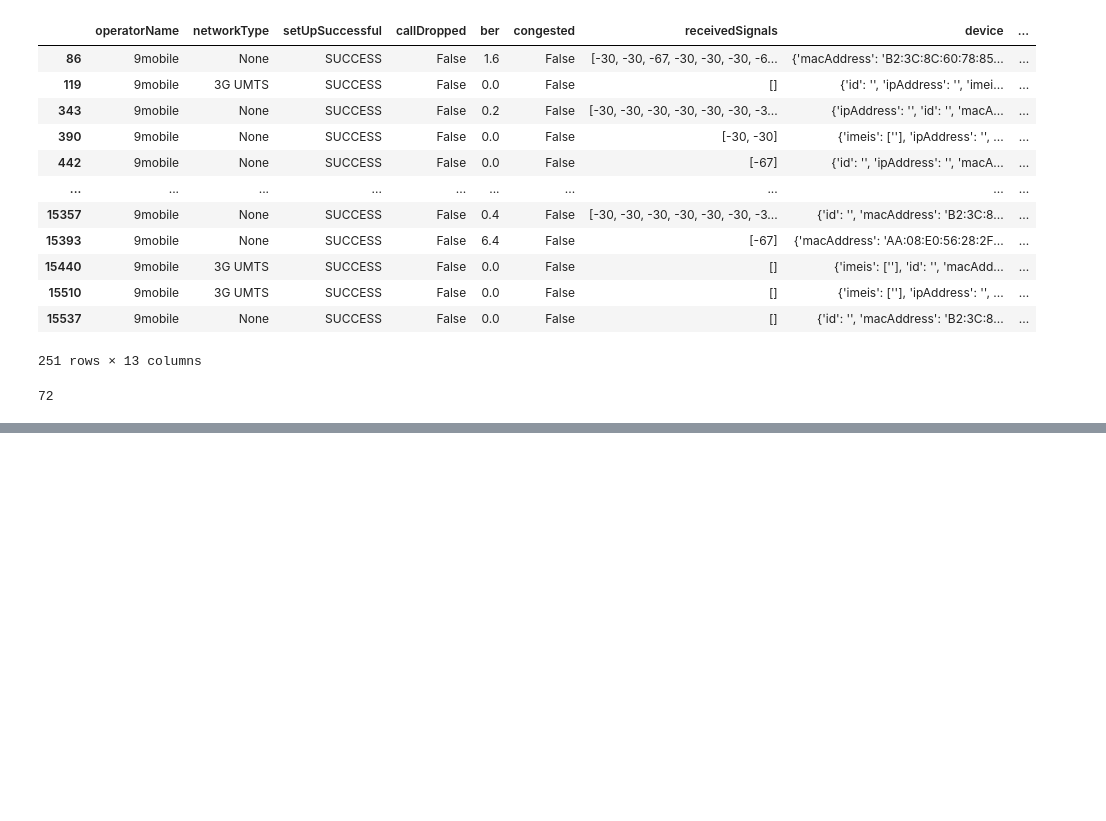
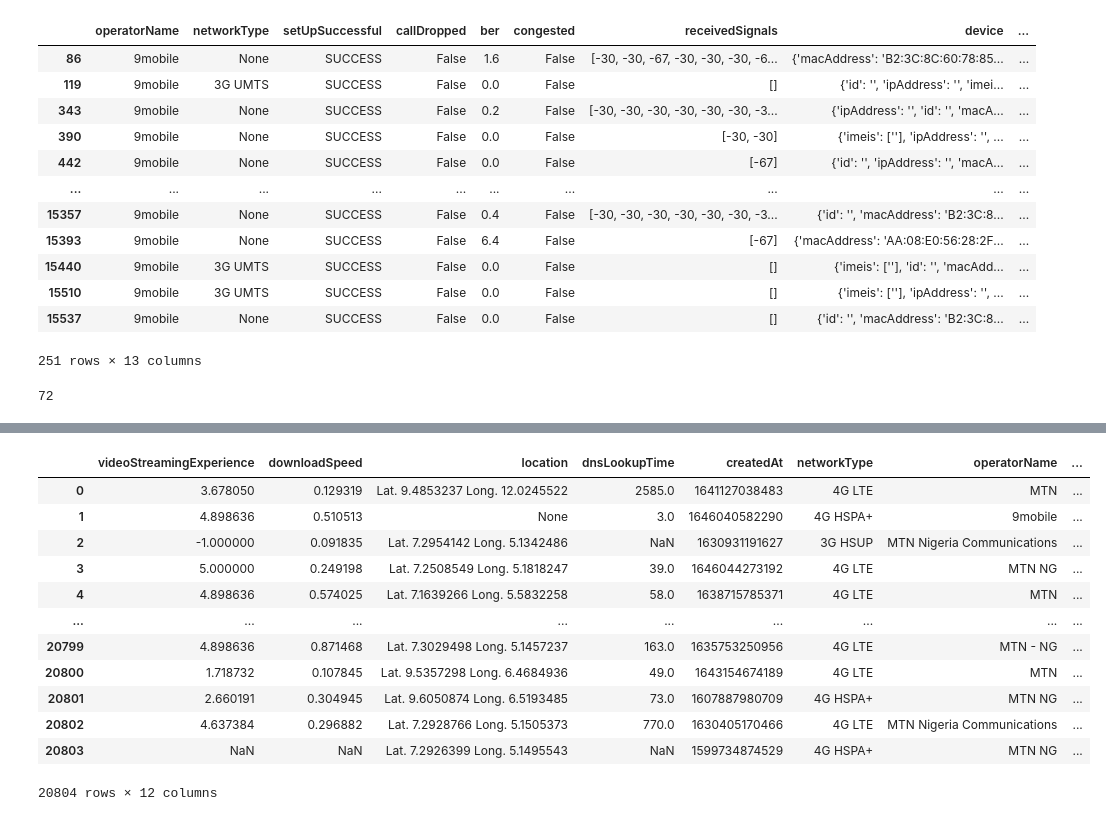
Before and after one commit to flex-akin/Project_ML, a Jupyter notebook: project_work.ipynb, the cells around one changed output, grey strips where cells are left out. Cells and saved outputs as stored; diff of their text form; code cells hidden in the pictures; blank space fills up the shorter version.

```diff
--- a/project_work.ipynb
+++ b/project_work.ipynb
@@ -640,0 +779,47 @@ Name: Hand_over, dtype: int64
+# %%
+x = 'Lat. 7.2954142 Long. 5.1342486'
+
+def change(y):
+    if type(y) == str:
+        f = y.split(" ")
+        g = f[1]
+        return g
+    else:
+        return 0
+
+
+def changes(ya):
+    if type(ya) == str:
+        f = ya.split(" ")
+        g = f[3]
+        return g
+    else:
+        return 0
+
+def changer(yam):
+    if type(yam) == str:
+        f = yam.split(" ")
+        g = f[1] + "," + " " + f[3]
+        return g
+    else:
+        return 0
+# %%
+broad_band_df['Latitude'] = broad_band_df['location'].apply(change)
+broad_band_df['Longitude'] = broad_band_df['location'].apply(changes)
+broad_band_df['Location'] = broad_band_df['location'].apply(changer)
+# %%
+broad_band_df
+# %% [output]
+|  | videoStreamingExperience | downloadSpeed | location | dnsLookupTime | createdAt | networkType | operatorName | ... |
+| 0 | 3.678050 | 0.129319 | Lat. 9.4853237 Long. 12.0245522 | 2585.0 | 1641127038483 | 4G LTE | MTN | ... |
+| 1 | 4.898636 | 0.510513 | None | 3.0 | 1646040582290 | 4G HSPA+ | 9mobile | ... |
+| 2 | -1.000000 | 0.091835 | Lat. 7.2954142 Long. 5.1342486 | NaN | 1630931191627 | 3G HSUP | MTN Nigeria Communications | ... |
+| 3 | 5.000000 | 0.249198 | Lat. 7.2508549 Long. 5.1818247 | 39.0 | 1646044273192 | 4G LTE | MTN NG | ... |
+| 4 | 4.898636 | 0.574025 | Lat. 7.1639266 Long. 5.5832258 | 58.0 | 1638715785371 | 4G LTE | MTN | ... |
+| ... | ... | ... | ... | ... | ... | ... | ... | ... |
+| 20799 | 4.898636 | 0.871468 | Lat. 7.3029498 Long. 5.1457237 | 163.0 | 1635753250956 | 4G LTE | MTN - NG | ... |
+| 20800 | 1.718732 | 0.107845 | Lat. 9.5357298 Long. 6.4684936 | 49.0 | 1643154674189 | 4G LTE | MTN | ... |
+| 20801 | 2.660191 | 0.304945 | Lat. 9.6050874 Long. 6.5193485 | 73.0 | 1607887980709 | 4G HSPA+ | MTN NG | ... |
+| 20802 | 4.637384 | 0.296882 | Lat. 7.2928766 Long. 5.1505373 | 770.0 | 1630405170466 | 4G LTE | MTN Nigeria Communications | ... |
+| 20803 | NaN | NaN | Lat. 7.2926399 Long. 5.1495543 | NaN | 1599734874529 | 4G HSPA+ | MTN NG | ... |
+20804 rows × 12 columns
```
Also changed, not shown: parts of 53 cells of this notebook, 2 other files.
